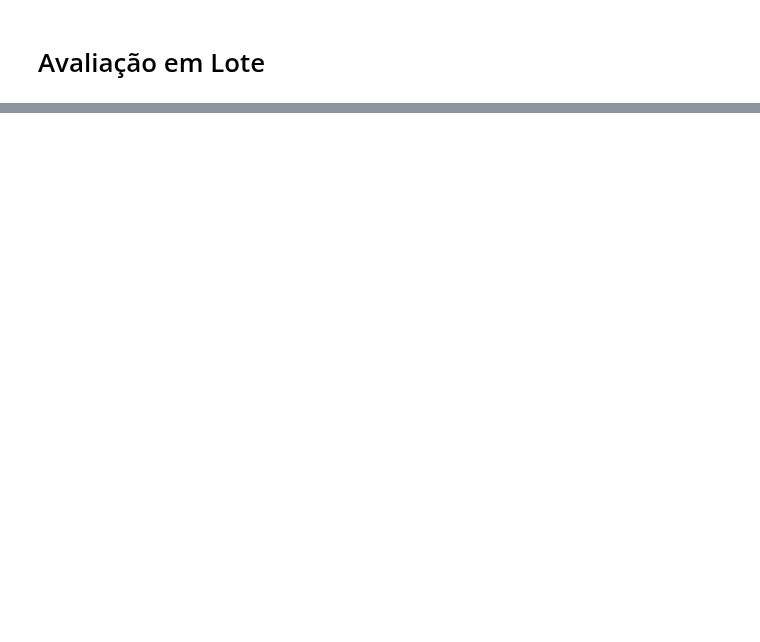
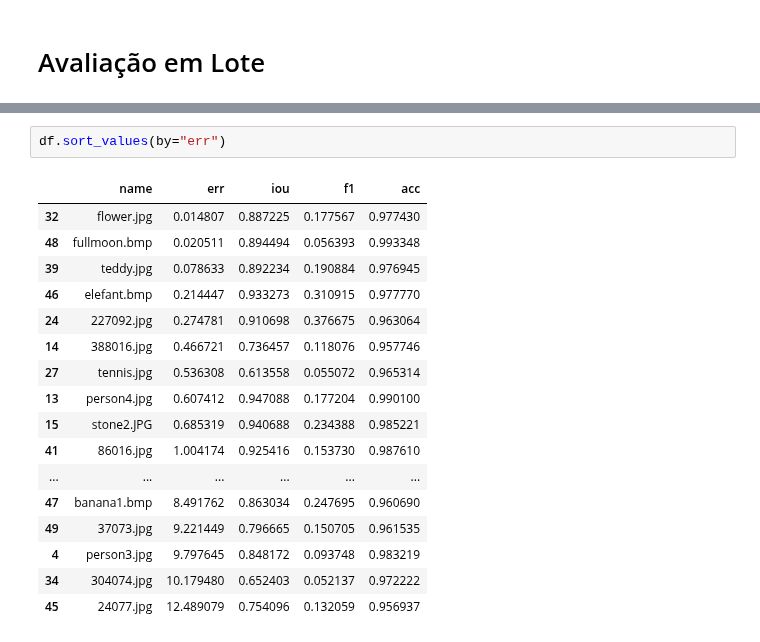
Before and after one commit to ryukinix/egsis, a Jupyter notebook: notebooks/benchmark.ipynb, the cells around one changed output, grey strips where cells are left out. Drawn from its saved outputs; the diff is of its cells as text; blank space fills up the shorter version.

```diff
--- a/notebooks/benchmark.ipynb
+++ b/notebooks/benchmark.ipynb
@@ -184,0 +185,20 @@ df.describe()
+# %%
+df.sort_values(by="err")
+# %% [output]
+|  | name | err | iou | f1 | acc |
+| 32 | flower.jpg | 0.014807 | 0.887225 | 0.177567 | 0.977430 |
+| 48 | fullmoon.bmp | 0.020511 | 0.894494 | 0.056393 | 0.993348 |
+| 39 | teddy.jpg | 0.078633 | 0.892234 | 0.190884 | 0.976945 |
+| 46 | elefant.bmp | 0.214447 | 0.933273 | 0.310915 | 0.977770 |
+| 24 | 227092.jpg | 0.274781 | 0.910698 | 0.376675 | 0.963064 |
+| 14 | 388016.jpg | 0.466721 | 0.736457 | 0.118076 | 0.957746 |
+| 27 | tennis.jpg | 0.536308 | 0.613558 | 0.055072 | 0.965314 |
+| 13 | person4.jpg | 0.607412 | 0.947088 | 0.177204 | 0.990100 |
+| 15 | stone2.JPG | 0.685319 | 0.940688 | 0.234388 | 0.985221 |
+| 41 | 86016.jpg | 1.004174 | 0.925416 | 0.153730 | 0.987610 |
+| ... | ... | ... | ... | ... | ... |
+| 47 | banana1.bmp | 8.491762 | 0.863034 | 0.247695 | 0.960690 |
+| 49 | 37073.jpg | 9.221449 | 0.796665 | 0.150705 | 0.961535 |
+| 4 | person3.jpg | 9.797645 | 0.848172 | 0.093748 | 0.983219 |
+| 34 | 304074.jpg | 10.179480 | 0.652403 | 0.052137 | 0.972222 |
+| 45 | 24077.jpg | 12.489079 | 0.754096 | 0.132059 | 0.956937 |
```
Also changed, not shown: parts of 8 cells of this notebook, 7 other files.
